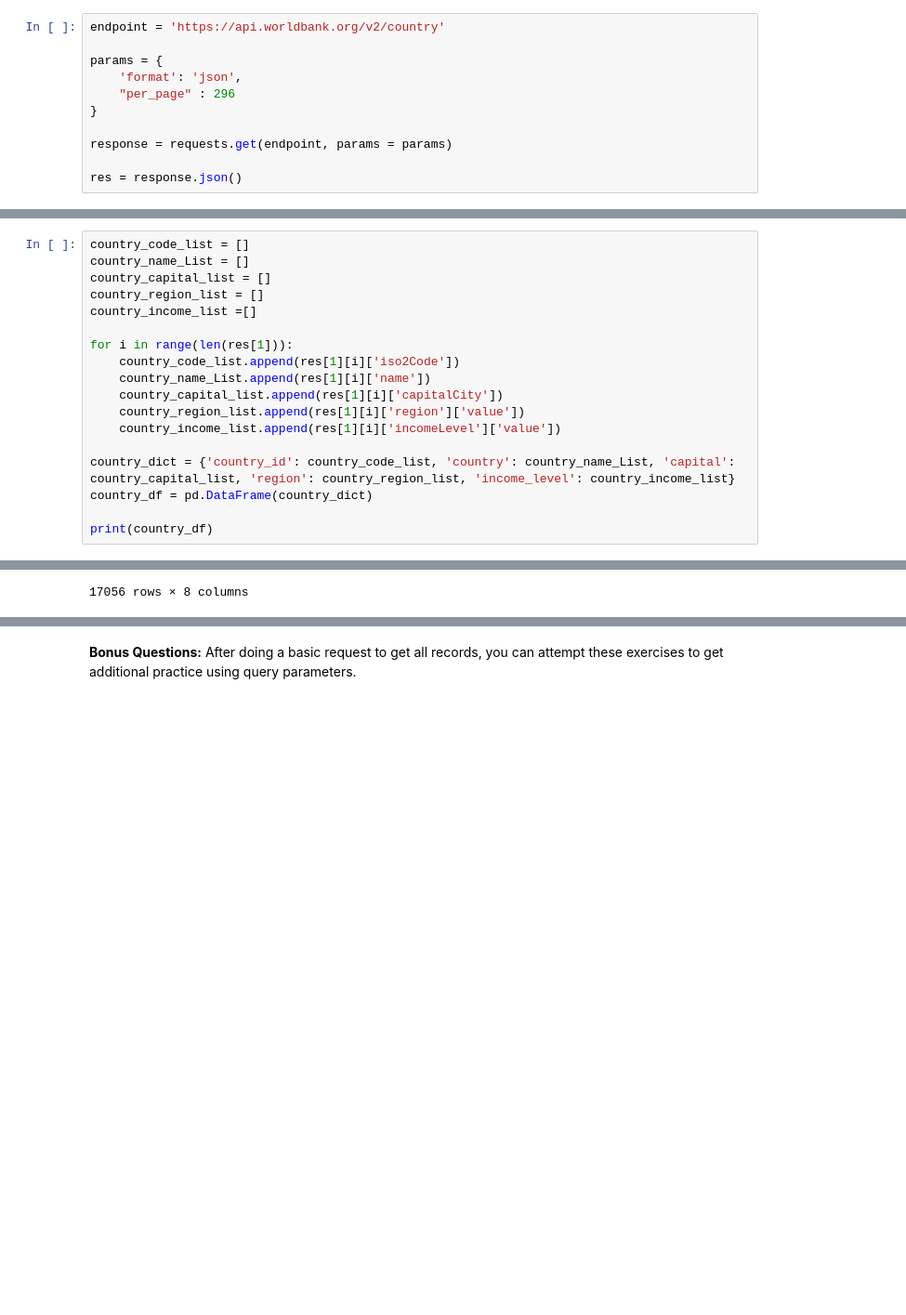
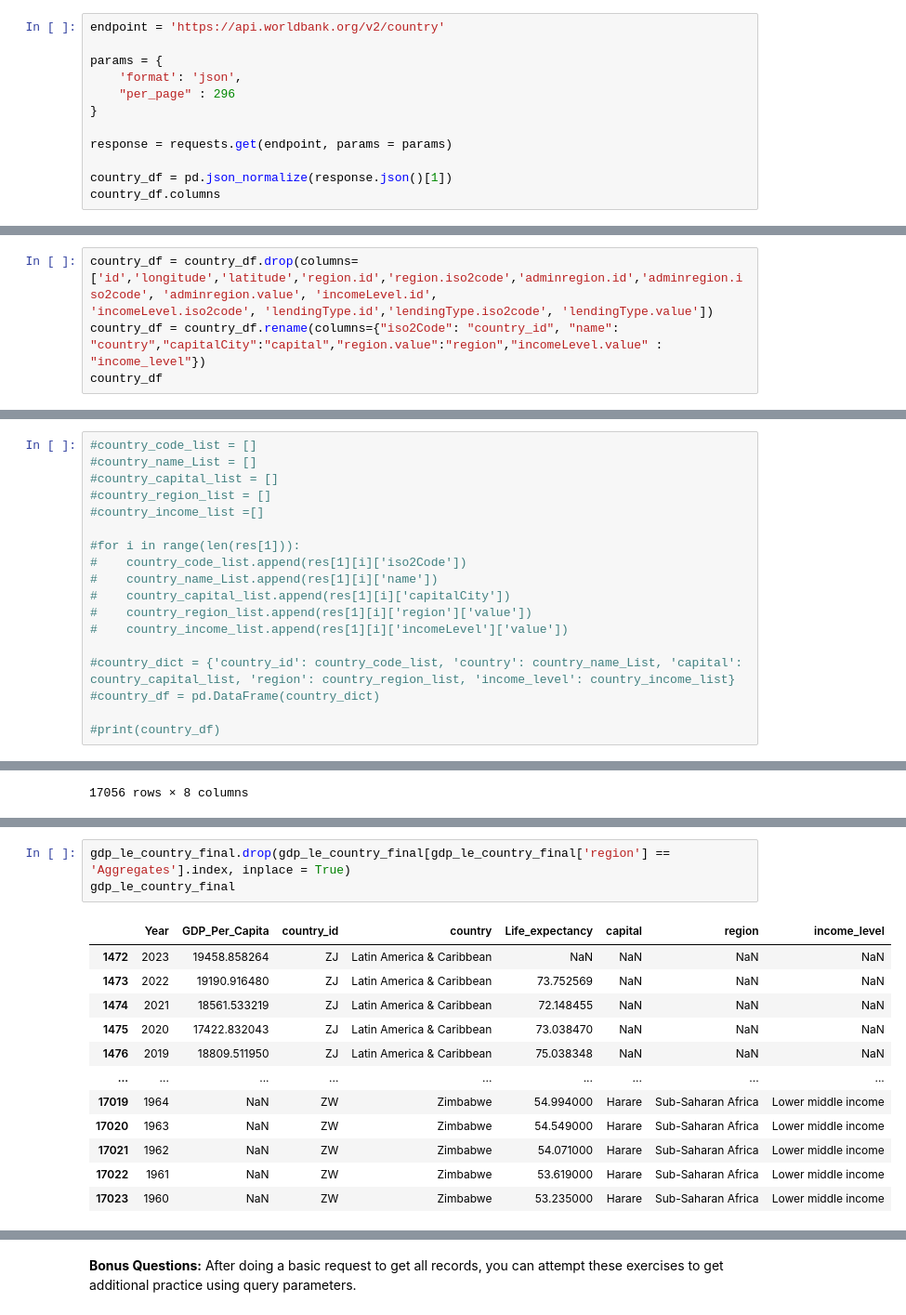
Before and after one commit to nss-data-science-cohort-8/un-exploration-ndpawar1981, a Jupyter notebook: Notebooks/UNData_API_Exercise.ipynb, the cells around one changed output, grey strips where cells are left out. Shown: that part at 93% size. Saved outputs shown, nothing was run; the diff lists cells and outputs as text; blank space fills up the shorter version.

```diff
--- a/Notebooks/UNData_API_Exercise.ipynb
+++ b/Notebooks/UNData_API_Exercise.ipynb
@@ -175,4 +175,5 @@ params = {
 
 response = requests.get(endpoint, params = params)
 
-res = response.json()
+country_df = pd.json_normalize(response.json()[1])
+country_df.columns
@@ -178,0 +187,5 @@ res = response.json()
+# %%
+country_df = country_df.drop(columns=['id','longitude','latitude','region.id','region.iso2code','adminregion.id','adminregion.iso2code', 'adminregion.value', 'incomeLevel.id',
+'incomeLevel.iso2code', 'lendingType.id','lendingType.iso2code', 'lendingType.value'])
+country_df = country_df.rename(columns={"iso2Code": "country_id", "name": "country","capitalCity":"capital","region.value":"region","incomeLevel.value" : "income_level"})
+country_df
@@ -179,18 +206,18 @@ res = response.json()
 # %%
-country_code_list = []
-country_name_List = []
-country_capital_list = []
-country_region_list = []
-country_income_list =[]
+#country_code_list = []
+#country_name_List = []
+#country_capital_list = []
+#country_region_list = []
+#country_income_list =[]
 
-for i in range(len(res[1])):
-    country_code_list.append(res[1][i]['iso2Code'])
-    country_name_List.append(res[1][i]['name'])
-    country_capital_list.append(res[1][i]['capitalCity'])
-    country_region_list.append(res[1][i]['region']['value'])
-    country_income_list.append(res[1][i]['incomeLevel']['value'])
+#for i in range(len(res[1])):
+#    country_code_list.append(res[1][i]['iso2Code'])
+#    country_name_List.append(res[1][i]['name'])
+#    country_capital_list.append(res[1][i]['capitalCity'])
+#    country_region_list.append(res[1][i]['region']['value'])
+#    country_income_list.append(res[1][i]['incomeLevel']['value'])
 
-country_dict = {'country_id': country_code_list, 'country': country_name_List, 'capital': country_capital_list, 'region': country_region_list, 'income_level': country_income_list}
-country_df = pd.DataFrame(country_dict)
+#country_dict = {'country_id': country_code_list, 'country': country_name_List, 'capital': country_capital_list, 'region': country_region_list, 'income_level': country_income_list}
+#country_df = pd.DataFrame(country_dict)
 
-print(country_df)
+#print(country_df)
@@ -246,3 +255,19 @@ gdp_le_country_final[gdp_le_country_final['region' ] == 'Aggregates']
 | 17054 | NaN | NaN | A4 | Sub-Saharan Africa excluding Sout... | NaN |  | Aggregates | Aggregates |
 | 17055 | NaN | NaN | A5 | Sub-Saharan Africa excluding Sout... | NaN |  | Aggregates | Aggregates |
 3040 rows × 8 columns
+# %%
+gdp_le_country_final.drop(gdp_le_country_final[gdp_le_country_final['region'] == 'Aggregates'].index, inplace = True)
+gdp_le_country_final
+# %% [output]
+|  | Year | GDP_Per_Capita | country_id | country | Life_expectancy | capital | region | income_level |
+| 1472 | 2023 | 19458.858264 | ZJ | Latin America & Caribbean | NaN | NaN | NaN | NaN |
+| 1473 | 2022 | 19190.916480 | ZJ | Latin America & Caribbean | 73.752569 | NaN | NaN | NaN |
+| 1474 | 2021 | 18561.533219 | ZJ | Latin America & Caribbean | 72.148455 | NaN | NaN | NaN |
+| 1475 | 2020 | 17422.832043 | ZJ | Latin America & Caribbean | 73.038470 | NaN | NaN | NaN |
+| 1476 | 2019 | 18809.511950 | ZJ | Latin America & Caribbean | 75.038348 | NaN | NaN | NaN |
+| ... | ... | ... | ... | ... | ... | ... | ... | ... |
+| 17019 | 1964 | NaN | ZW | Zimbabwe | 54.994000 | Harare | Sub-Saharan Africa | Lower middle income |
+| 17020 | 1963 | NaN | ZW | Zimbabwe | 54.549000 | Harare | Sub-Saharan Africa | Lower middle income |
+| 17021 | 1962 | NaN | ZW | Zimbabwe | 54.071000 | Harare | Sub-Saharan Africa | Lower middle income |
+| 17022 | 1961 | NaN | ZW | Zimbabwe | 53.619000 | Harare | Sub-Saharan Africa | Lower middle income |
+| 17023 | 1960 | NaN | ZW | Zimbabwe | 53.235000 | Harare | Sub-Saharan Africa | Lower middle income |
```
Also changed, not shown: parts of 8 cells of this notebook.
